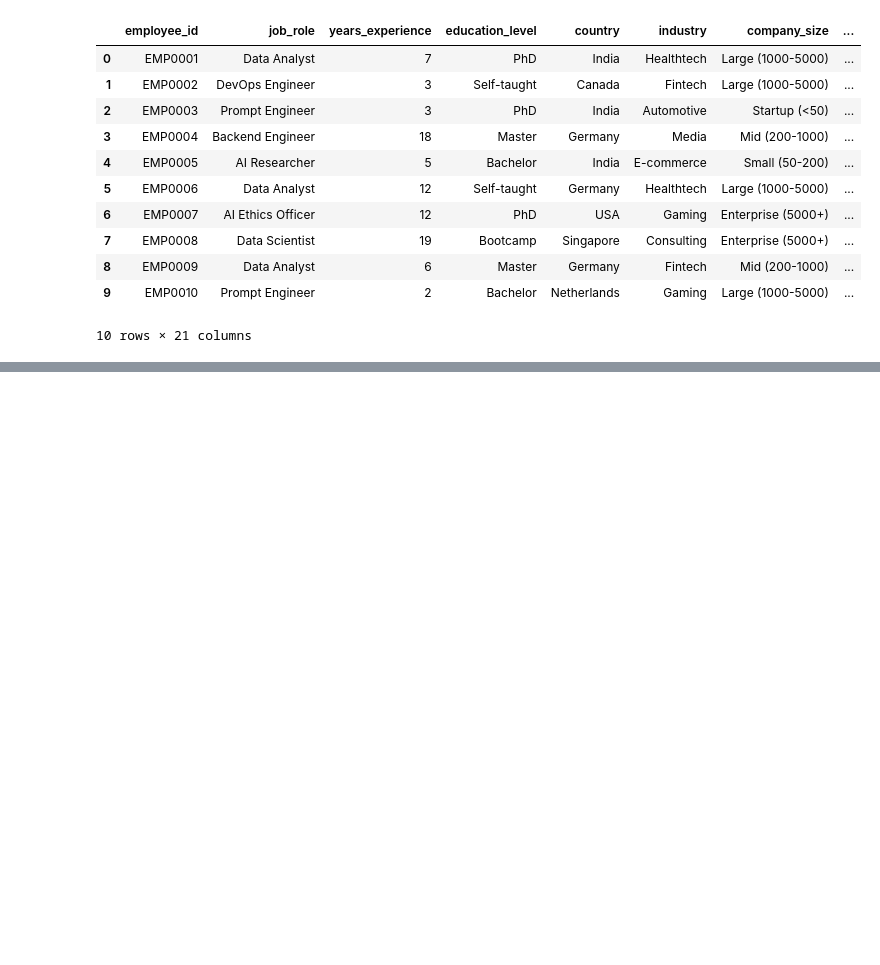
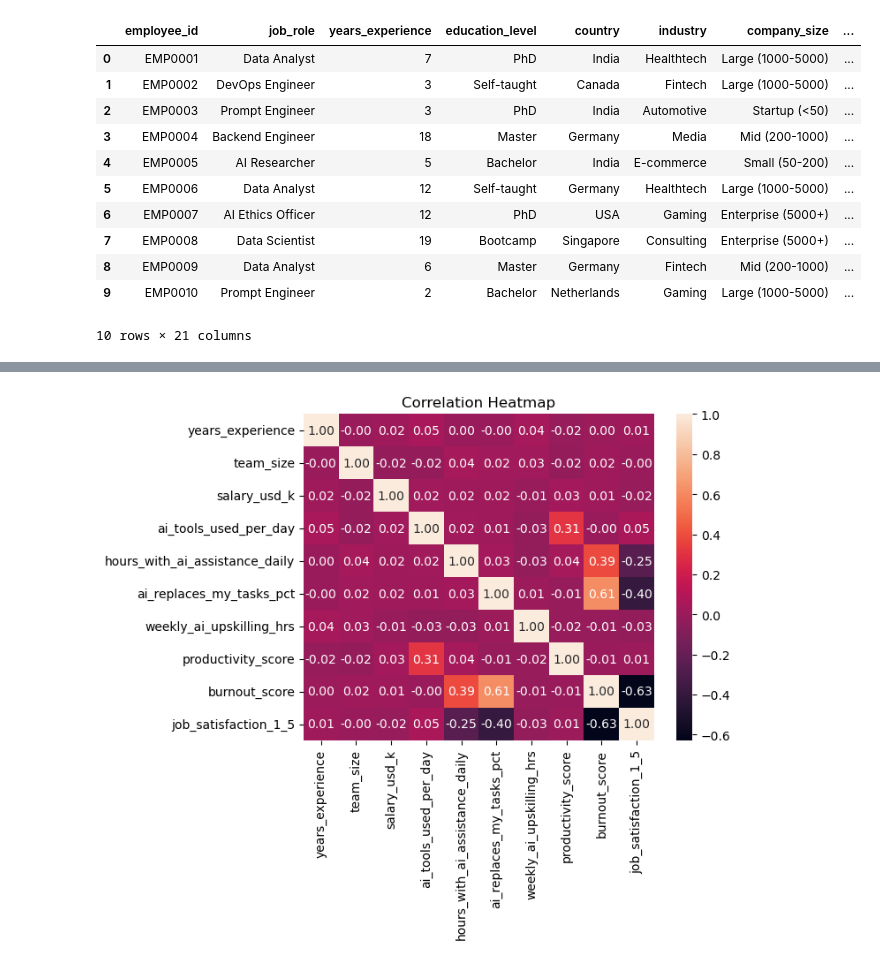
Before and after one commit to madisonengebose/CSC2621-FinalProject-ZoeMadison, a Jupyter notebook: FinalProject.ipynb, the cells around one changed output, grey strips where cells are left out. Drawn from its saved outputs; the diff is of its cells as text; code cells hidden in the pictures; blank space fills up the shorter version.

Commit message:
added visualizations

```diff
--- a/FinalProject.ipynb
+++ b/FinalProject.ipynb
@@ -18,0 +41,23 @@ df.head(10)
+# %%
+nominal_cats = [
+    "job_role", "education_level", "country",
+    "industry", "company_size", "remote_work_type", "primary_ai_tool",
+]
+for col in nominal_cats:
+    df[col] = df[col].astype("category")
+# %%
+df["fear_of_ai_replacement"] = pd.Categorical(
+    df["fear_of_ai_replacement"],
+    categories=["Low", "Medium", "High"],
+    ordered=True,
+)
+df["attrition_risk"] = pd.Categorical(
+    df["attrition_risk"],
+    categories=["Low", "Medium", "High"],
+    ordered=True,
+)
+df["ai_adoption_stage"] = pd.Categorical(
+    df["ai_adoption_stage"],
+    categories=["Experimenting", "Integrating", "Optimizing", "AI-First"],
+    ordered=True,
+)
@@ -18,0 +94,8 @@ df.head(10)
+# %%
+plt.figure()
+corr = df.select_dtypes(include="number").corr()
+sns.heatmap(corr, annot=True, fmt=".2f")
+plt.title("Correlation Heatmap")
+plt.show()
+# %% [output]
+[figure, added]
```
Also changed, not shown: parts of 22 cells of this notebook.
